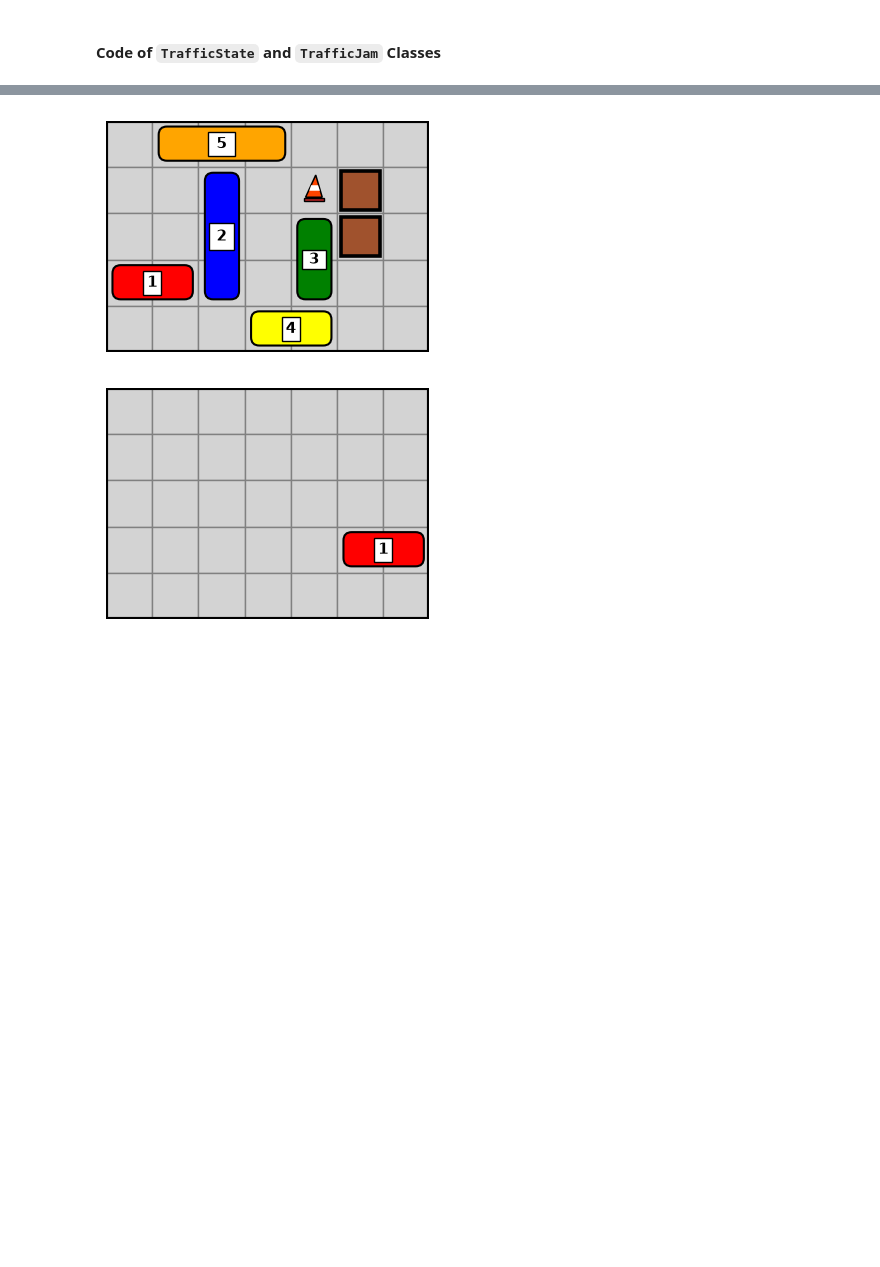
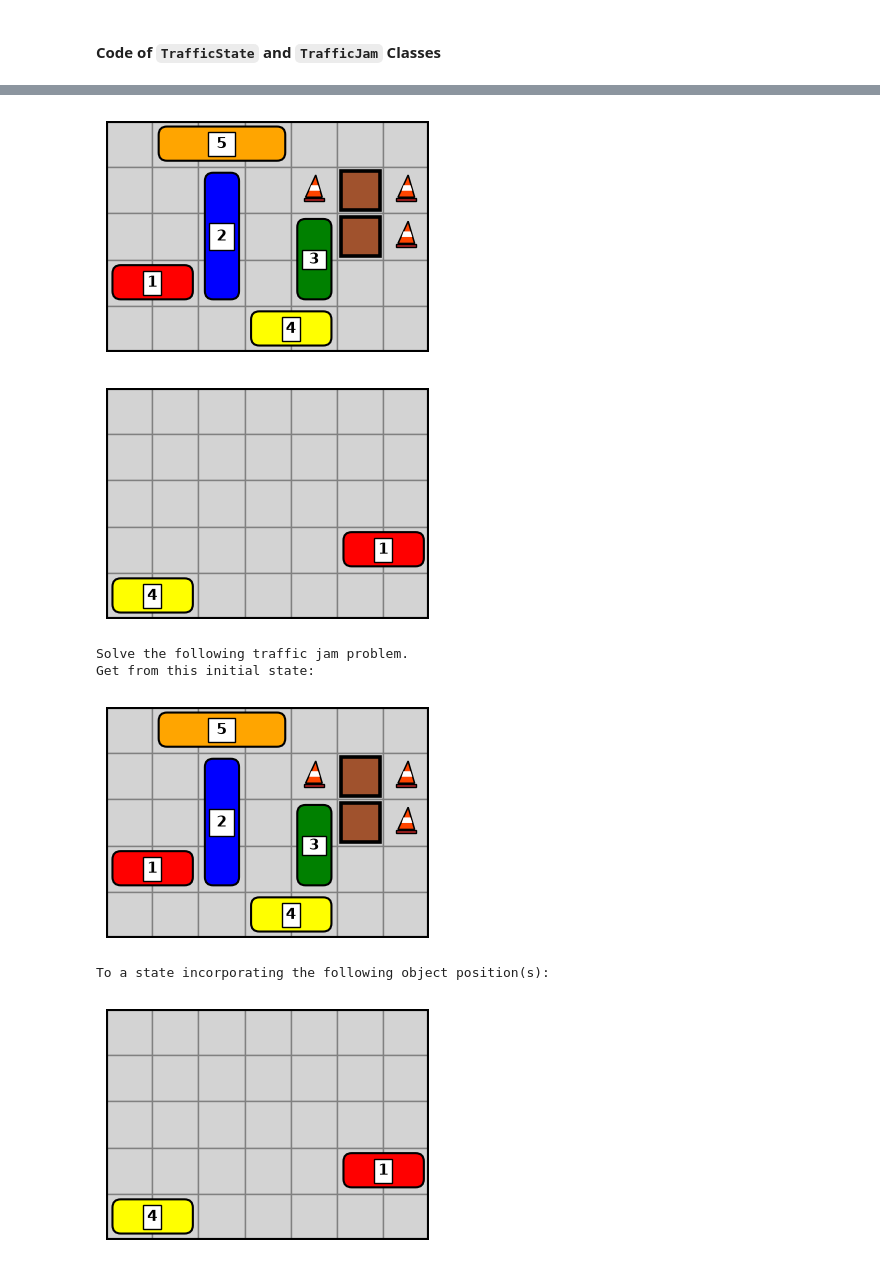
Before and after one commit to rjvb7424/AI-Robotics-Breif, a Jupyter notebook: Assignment_Part_1A_TrafficJam.ipynb, the cells around one changed output, grey strips where cells are left out. Cells and saved outputs as stored; diff of their text form; code cells hidden in the pictures; blank space fills up the shorter version.

Commit message:
feat: Identified 3 puzzles with unique charachteristics to test

```diff
--- a/Assignment_Part_1A_TrafficJam.ipynb
+++ b/Assignment_Part_1A_TrafficJam.ipynb
@@ -233,24 +359,36 @@ class TrafficJam(SearchProblem):
 # %%
-initial = [
+# Easy puzzle
+
+easy_initial = [
     [0,    "<5", "=5", ">5", 0,    0,   0],
-    [0,    0,    "^2", 0,    "*",  "#", 0],
-    [0,    0,    "|2", 0,    "^3", "#", 0],
+    [0,    0,    "^2", 0,    "*",  "#", "*"],
+    [0,    0,    "|2", 0,    "^3", "#", "*"],
     ["<1", ">1", "v2", 0,    "v3", 0,   0],
     [0,    0,    0,    "<4", ">4", 0,   0],
 ]
 
-goal = [
+easy_goal = [
     [0,0,0,0,0,0,0],
     [0,0,0,0,0,0,0],
     [0,0,0,0,0,0,0],
     [0,0,0,0,0,"<1",">1"],
-    [0,0,0,0,0,0,0],
+    ["<4", ">4",0,0,0,0,0],
 ]
 
-s = TrafficState(initial)
-g = TrafficState(goal)
+s = TrafficState(easy_initial)
+g = TrafficState(easy_goal)
 s.display()
 g.display()
+
+test_puzzle = TrafficJam(easy_initial,easy_goal)
+test_search = search( test_puzzle, 'BF/FIFO', 100000,
+                      loop_check=True, randomise=False,
+                      show_state_path=False, return_info=True)
 # %% [output]
-[figure, old version]
+[figure, new version]
-[figure, old version]
+[figure, new version]
+Solve the following traffic jam problem.
+Get from this initial state:
+[figure, added]
+To a state incorporating the following object position(s):
+[figure, added]
```
Also changed, not shown: parts of 5 cells of this notebook.
